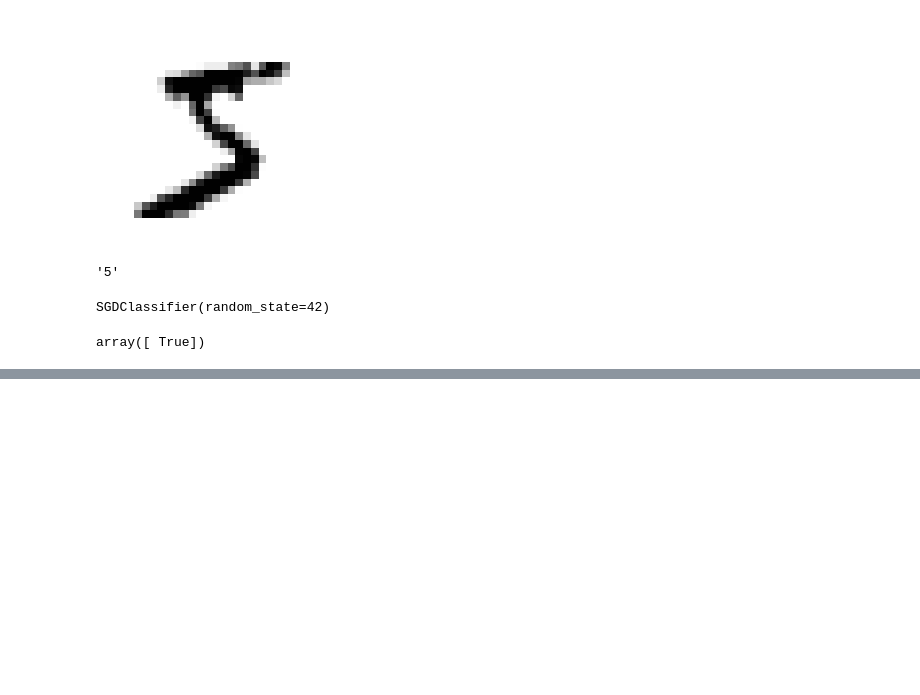
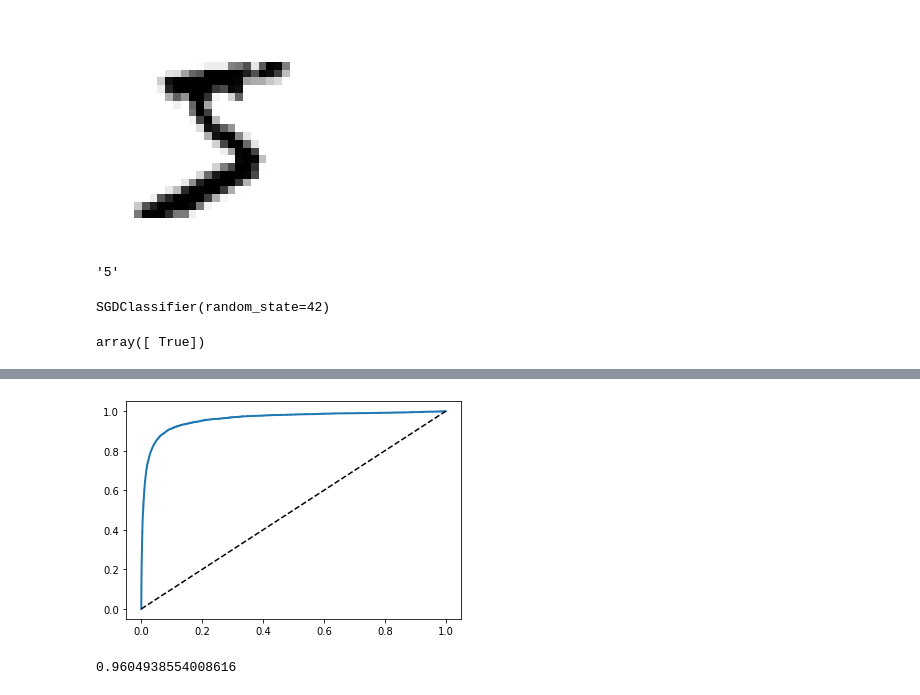
Before and after one commit to savrona-wq/Hello_world_of_ML, a Jupyter notebook: MNIST_project.ipynb, the cells around one changed output, grey strips where cells are left out. Saved outputs shown, nothing was run; the diff lists cells and outputs as text; code cells hidden in the pictures; blank space fills up the shorter version.

```diff
--- a/MNIST_project.ipynb
+++ b/MNIST_project.ipynb
@@ -49,0 +125,20 @@ array([ True])
+# %%
+#ROC curve
+from sklearn.metrics import roc_curve
+
+fpr, tpr, thresholds = roc_curve(y_train_5, y_scores) #false positive rate , true positive rate
+# %%
+def plot_roc_curve(fpr, tpr, label=None):
+    plt.plot(fpr, tpr, linewidth=2, label=label)
+    plt.plot([0, 1], [0, 1], 'k--')
+
+plot_roc_curve(fpr, tpr)
+plt.show()
+# %% [output]
+[figure, added]
+# %%
+from sklearn.metrics import roc_auc_score
+
+roc_auc_score(y_train_5, y_scores)
+# %% [output]
+0.9604938554008616
```
Also changed, not shown: parts of 17 cells of this notebook.
